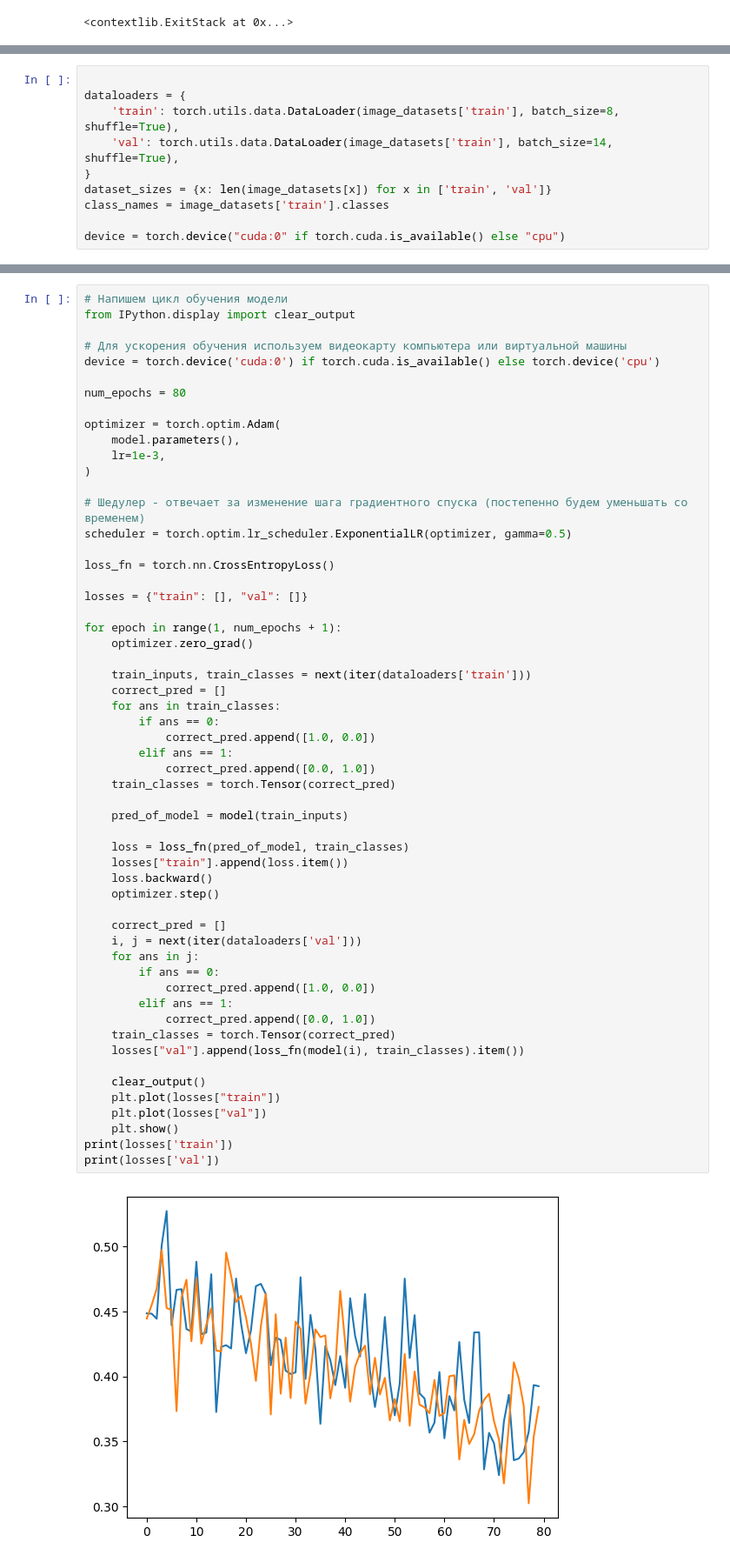
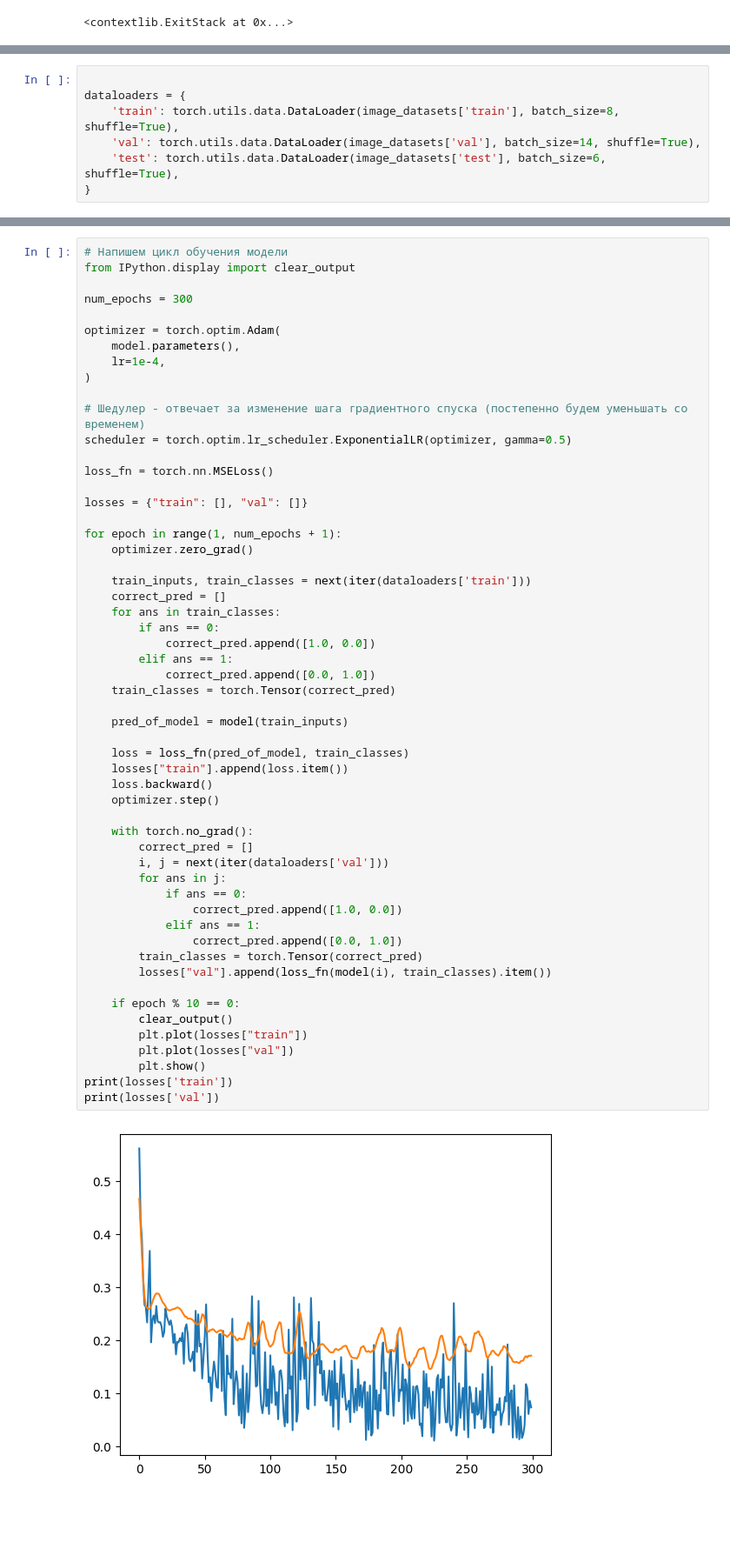
Before and after one commit to sanchepuk/DogOrMaffin, a Jupyter notebook: main.ipynb, the cells around one changed output, grey strips where cells are left out. Shown: that part at 87% size. Saved outputs shown, nothing was run; the diff lists cells and outputs as text; blank space fills up the shorter version.

```diff
--- a/main.ipynb
+++ b/main.ipynb
@@ -46,12 +55,9 @@ image_datasets = {x: datasets.ImageFolder(os.path.join(data_dir, x),
 
 dataloaders = {
     'train': torch.utils.data.DataLoader(image_datasets['train'], batch_size=8, shuffle=True),
-    'val': torch.utils.data.DataLoader(image_datasets['train'], batch_size=14, shuffle=True),
+    'val': torch.utils.data.DataLoader(image_datasets['val'], batch_size=14, shuffle=True),
+    'test': torch.utils.data.DataLoader(image_datasets['test'], batch_size=6, shuffle=True),
 }
-dataset_sizes = {x: len(image_datasets[x]) for x in ['train', 'val']}
-class_names = image_datasets['train'].classes
-
-device = torch.device("cuda:0" if torch.cuda.is_available() else "cpu")
 # %%
 def imshow(inp, title=None):
     """Display image for Tensor."""
@@ -227,57 +234,56 @@ Sequential(
 # Напишем цикл обучения модели
 from IPython.display import clear_output
 
-# Для ускорения обучения используем видеокарту компьютера или виртуальной машины
-device = torch.device('cuda:0') if torch.cuda.is_available() else torch.device('cpu')
-
-num_epochs = 80
+num_epochs = 300
 
 optimizer = torch.optim.Adam(
     model.parameters(),
-    lr=1e-3,
+    lr=1e-4,
 )
 
 # Шедулер - отвечает за изменение шага градиентного спуска (постепенно будем уменьшать со временем)
 scheduler = torch.optim.lr_scheduler.ExponentialLR(optimizer, gamma=0.5)
 
-loss_fn = torch.nn.CrossEntropyLoss()
+loss_fn = torch.nn.MSELoss()
 
 losses = {"train": [], "val": []}
 
 for epoch in range(1, num_epochs + 1):
     optimizer.zero_grad()
 
     train_inputs, train_classes = next(iter(dataloaders['train']))
     correct_pred = []
     for ans in train_classes:
         if ans == 0:
             correct_pred.append([1.0, 0.0])
         elif ans == 1:
             correct_pred.append([0.0, 1.0])
     train_classes = torch.Tensor(correct_pred)
 
     pred_of_model = model(train_inputs)
 
     loss = loss_fn(pred_of_model, train_classes)
     losses["train"].append(loss.item())
     loss.backward()
     optimizer.step()
 
-    correct_pred = []
-    i, j = next(iter(dataloaders['val']))
-    for ans in j:
-        if ans == 0:
-            correct_pred.append([1.0, 0.0])
-        elif ans == 1:
-            correct_pred.append([0.0, 1.0])
-    train_classes = torch.Tensor(correct_pred)
-    losses["val"].append(loss_fn(model(i), train_classes).item())
+    with torch.no_grad():
+        correct_pred = []
+        i, j = next(iter(dataloaders['val']))
+        for ans in j:
+            if ans == 0:
+                correct_pred.append([1.0, 0.0])
+            elif ans == 1:
+                correct_pred.append([0.0, 1.0])
+        train_classes = torch.Tensor(correct_pred)
+        losses["val"].append(loss_fn(model(i), train_classes).item())
 
-    clear_output()
-    plt.plot(losses["train"])
-    plt.plot(losses["val"])
-    plt.show()
+    if epoch % 10 == 0:
+        clear_output()
+        plt.plot(losses["train"])
+        plt.plot(losses["val"])
+        plt.show()
 print(losses['train'])
 print(losses['val'])
 # %% [output]
-[figure, old version]
+[figure, new version]
```
Also changed, not shown: parts of 5 cells of this notebook, 11 other files.
